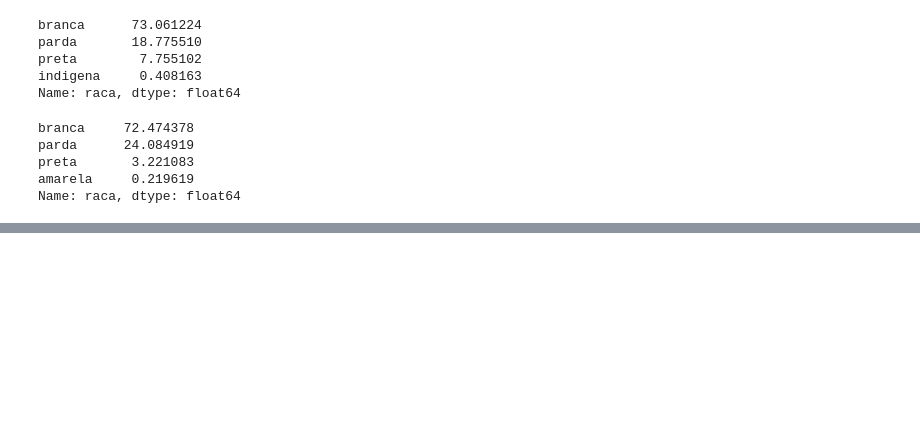
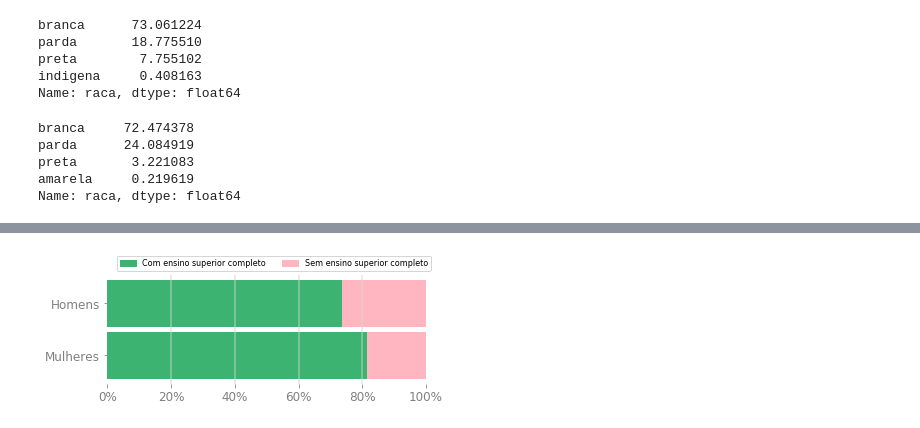
Before and after one commit to laura-l-amaral/candidatura-base-de-dados, a Jupyter notebook: Perfil dos eleitos por genero.ipynb, the cells around one changed output, grey strips where cells are left out. Cells and saved outputs as stored; diff of their text form; code cells hidden in the pictures; blank space fills up the shorter version.

```diff
--- a/Perfil dos eleitos por genero.ipynb
+++ b/Perfil dos eleitos por genero.ipynb
@@ -370,8 +387,5 @@ Name: instrucao, dtype: float64
 # %%
-Mul_instrucao = (df_uni_mul['instrucao'].value_counts())*100/df_uni_mul.shape[0]
-Hom_instrucao = (df_uni_hom['instrucao'].value_counts())*100/df_uni_hom.shape[0]
-
-
-y_age = Hom_instrucao.index.values
-x_M = Hom_instrucao.values
-x_F = Mul_instrucao.values * -1
+Mul_instrucao = (
+    df_uni_mul['instrucao'].value_counts()) * 100 / df_uni_mul.shape[0]
+Hom_instrucao = (
+    df_uni_hom['instrucao'].value_counts()) * 100 / df_uni_hom.shape[0]
@@ -584,0 +392,81 @@ Name: estado_civil, dtype: float64
+# %%
+def instrucao_agrup(instrucao):
+    if instrucao != 'ensino superior completo':
+        return 'Sem ensino superior completo'
+    else:
+        return 'Com ensino superior completo'
+# %%
+Mul_instrucao = Mul_instrucao.groupby(instrucao_agrup).sum()
+Hom_instrucao = Hom_instrucao.groupby(instrucao_agrup).sum()
+# %%
+f, ax = plt.subplots(figsize=(6, 2))
+
+## AJUSTES DA IMAGEM
+
+#apaga os contornos da imagem
+ax.spines['top'].set_visible(False)
+ax.spines['right'].set_visible(False)
+ax.spines['bottom'].set_visible(False)
+ax.spines['left'].set_visible(False)
+
+#ajusta para que os números fiquem no formato percentual
+ax.xaxis.set_major_formatter(mtick.PercentFormatter(decimals=0))
+
+#deixa os marcadores numa cor mais suave que o preto
+ax.tick_params(axis='y', colors='gray')
+ax.tick_params(axis='x', colors='gray')
+
+#aumenta o tamanho da letra pra que fique mais visível
+ax.tick_params(axis='both', which='major', labelsize=12)
+ax.tick_params(axis='both', which='minor', labelsize=12)
+
+# coloca as linhas verticais auxiliares
+plt.vlines(20, ymin=-0.6, ymax=1.6, color='lightgray', alpha=0.6)
+plt.vlines(40, ymin=-0.6, ymax=1.6, color='lightgray', alpha=0.6)
+plt.vlines(60, ymin=-0.6, ymax=1.6, color='lightgray', alpha=0.6)
+plt.vlines(80, ymin=-0.6, ymax=1.6, color='lightgray', alpha=0.6)
+plt.xlabel('', )
+
+#vetor das cores que vamos usar
+colors = ['mediumseagreen','lightpink']
+
+#cria a legenda
+com_superior = mpatches.Patch(color=colors[0], label='Com ensino superior completo')
+sem_superior = mpatches.Patch(color=colors[1], label='Sem ensino superior completo')
+
+#ajusta parametros da legenda
+ax.legend(handles=[com_superior, sem_superior],
+          ncol=2,
+          bbox_to_anchor=(0.017, 1),
+          fontsize=8)
+
+##GRÁFICO
+p1 = plt.barh(y='Mulheres',
+        height=0.9,
+        width = Mul_instrucao.values[0],
+        color = colors[0])
+lefts = Mul_instrucao.values[0]
+
+p2 = plt.barh(y='Mulheres',
+        height=0.9,
+        width = Mul_instrucao.values[1],
+        color = colors[1],
+        left = lefts)
+
+lefts = lefts + Mul_instrucao.values[1]
+
+p1 = plt.barh(y='Homens',
+        height=0.9,
+        width = Hom_instrucao.values[0],
+        color = colors[0])
+lefts = Hom_instrucao.values[0]
+
+p2 = plt.barh(y='Homens',
+        height=0.9,
+        width = Hom_instrucao.values[1],
+        color = colors[1],
+        left = lefts)
+
+plt.show()
+# %% [output]
+[figure, added]
```
Also changed, not shown: parts of 44 cells of this notebook.
